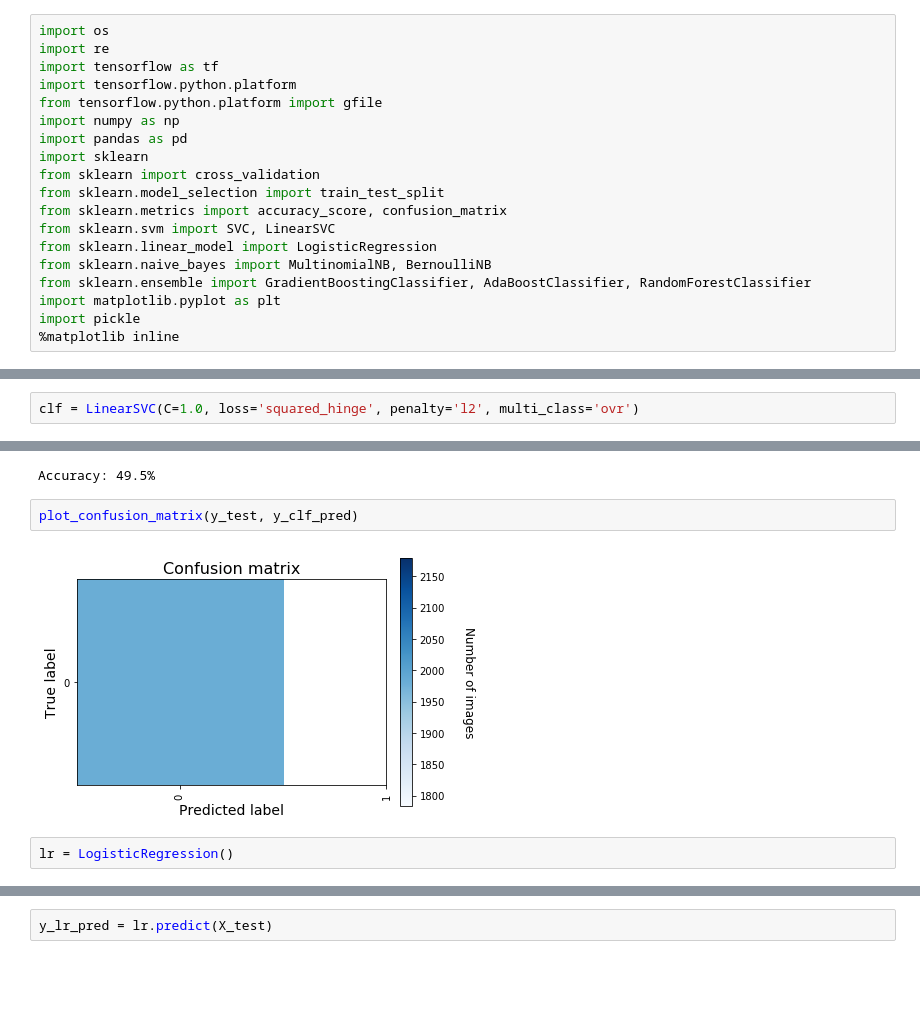
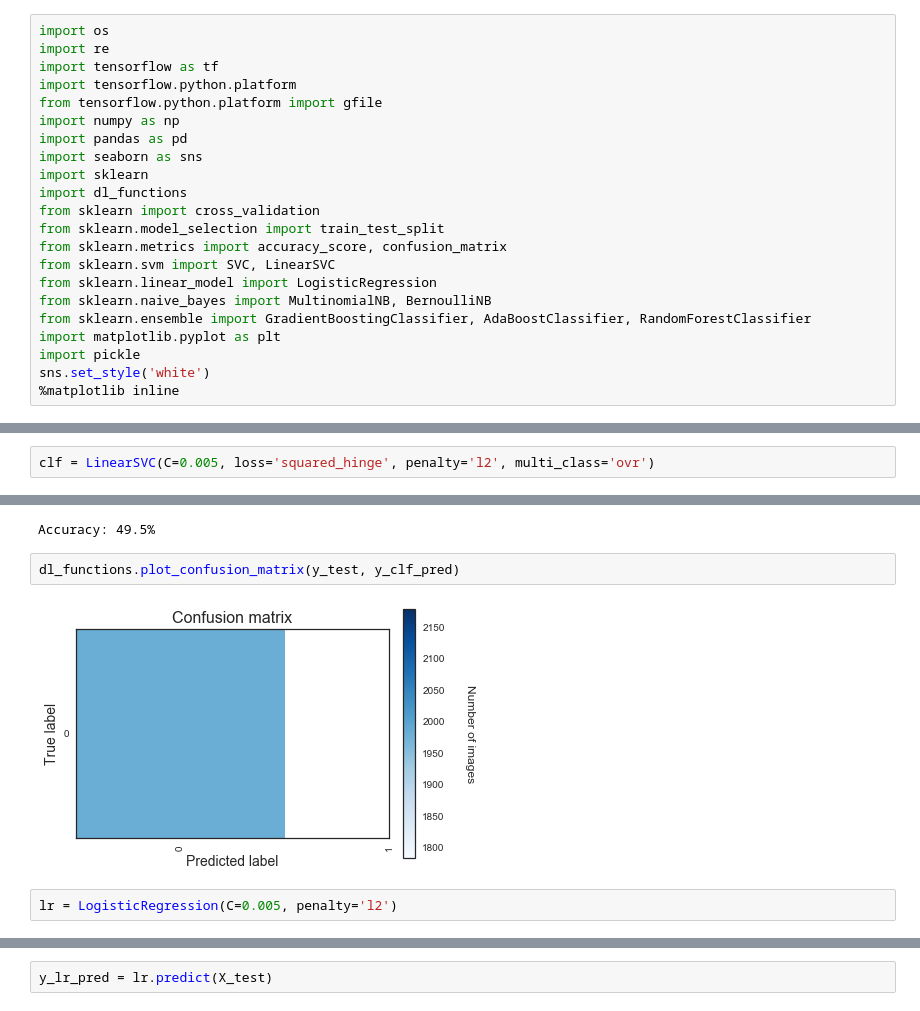
Before and after one commit to carlespoles/DSCI6051-student, a Jupyter notebook: transfer-learning-InceptionV3-models-2.ipynb, the cells around one changed output, grey strips where cells are left out. Cells and saved outputs as stored; diff of their text form; blank space fills up the shorter version.

Commit message:
check plots

```diff
--- a/transfer-learning-InceptionV3-models-2.ipynb
+++ b/transfer-learning-InceptionV3-models-2.ipynb
@@ -10,7 +10,9 @@ import tensorflow.python.platform
 from tensorflow.python.platform import gfile
 import numpy as np
 import pandas as pd
+import seaborn as sns
 import sklearn
+import dl_functions
 from sklearn import cross_validation
 from sklearn.model_selection import train_test_split
 from sklearn.metrics import accuracy_score, confusion_matrix
@@ -20,4 +22,5 @@ from sklearn.naive_bayes import MultinomialNB, BernoulliNB
 from sklearn.ensemble import GradientBoostingClassifier, AdaBoostClassifier, RandomForestClassifier
 import matplotlib.pyplot as plt
 import pickle
+sns.set_style('white')
 %matplotlib inline
@@ -48,7 +33,7 @@ y = pickle.load(open('/Users/carles/Desktop/data/tutorial/y'))
 # %%
 X_train, X_test, y_train, y_test = train_test_split(X, y, test_size=0.2, random_state=42)
 # %%
-clf = LinearSVC(C=1.0, loss='squared_hinge', penalty='l2', multi_class='ovr')
+clf = LinearSVC(C=0.005, loss='squared_hinge', penalty='l2', multi_class='ovr')
 # %%
 clf.fit(X_train, y_train.ravel())
 # %% [output]
@@ -63,11 +48,11 @@ print("Accuracy: {0:0.1f}%".format(accuracy_score(y_test, y_clf_pred)*100))
 # %% [output]
 Accuracy: 49.5%
 # %%
-plot_confusion_matrix(y_test, y_clf_pred)
+dl_functions.plot_confusion_matrix(y_test, y_clf_pred)
 # %% [output]
-[figure, old version]
+[figure, new version]
-# %%
-lr = LogisticRegression()
+# %%
+lr = LogisticRegression(C=0.005, penalty='l2')
 # %%
 lr.fit(X_train, y_train.ravel())
 # %% [output]
```
Also changed, not shown: parts of 17 cells of this notebook, 1 other file.
